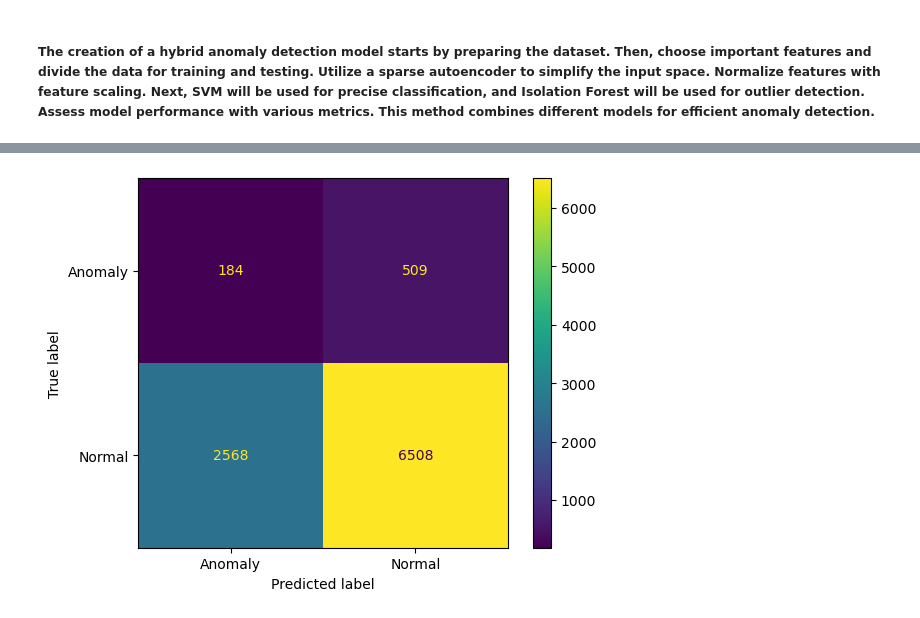
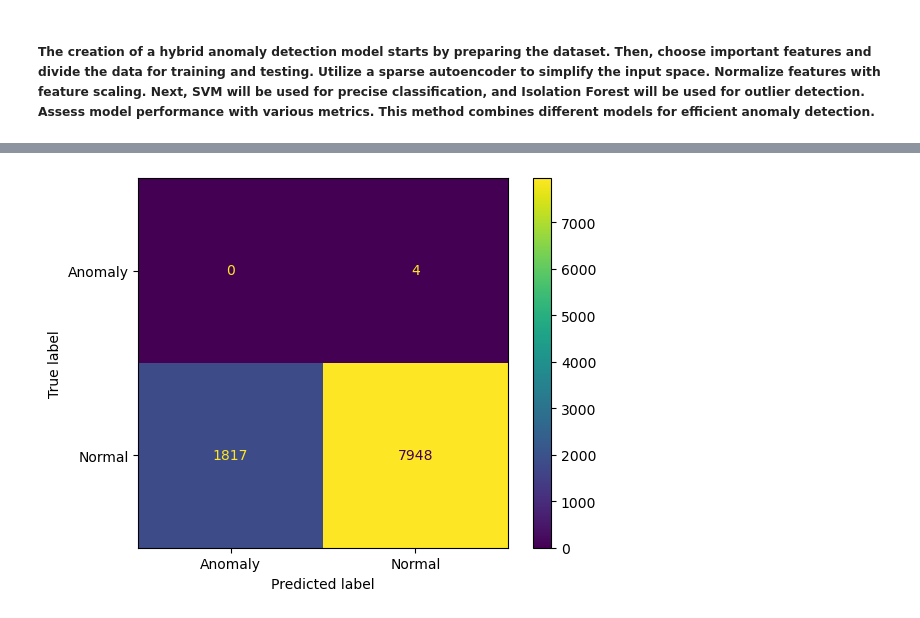
Before and after one commit to sebhatgg/DSE, a Jupyter notebook: Census_autoencoder_svm_isolationForest-Final.ipynb, the cells around one changed output, grey strips where cells are left out. Saved outputs shown, nothing was run; the diff lists cells and outputs as text; code cells hidden in the pictures.

```diff
--- a/Census_autoencoder_svm_isolationForest-Final.ipynb
+++ b/Census_autoencoder_svm_isolationForest-Final.ipynb
@@ -37,7 +37,7 @@ def complete_anomaly_detection_system():
     X = data.drop('fnlwgt', axis=1)  # Assuming 'target' is the column name of the continuous target variable
     y_cont = data['fnlwgt']
 
-    y = np.where(y_cont > 50000, 1, 0)  # Define `threshold` based on your domain knowledge
+    y = np.where(y_cont > 20000, 1, 0)  # Define `threshold` based on your domain knowledge
 
     # Select top k features; k might be adjusted based on the dataset
     selector = SelectKBest(f_classif, k=10)
@@ -131 +131 @@ F1 Score: 0.10682148040638605
-[figure, old version]
+[figure, new version]
```
Also changed, not shown: parts of 1 cell of this notebook, 9 other files.
